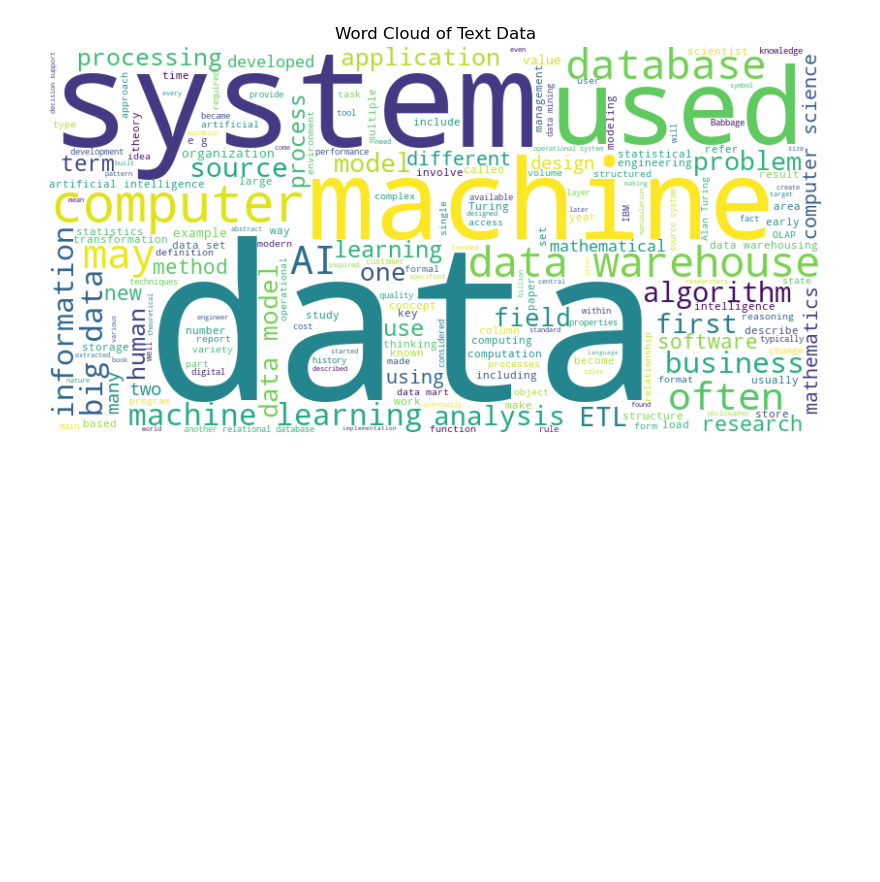
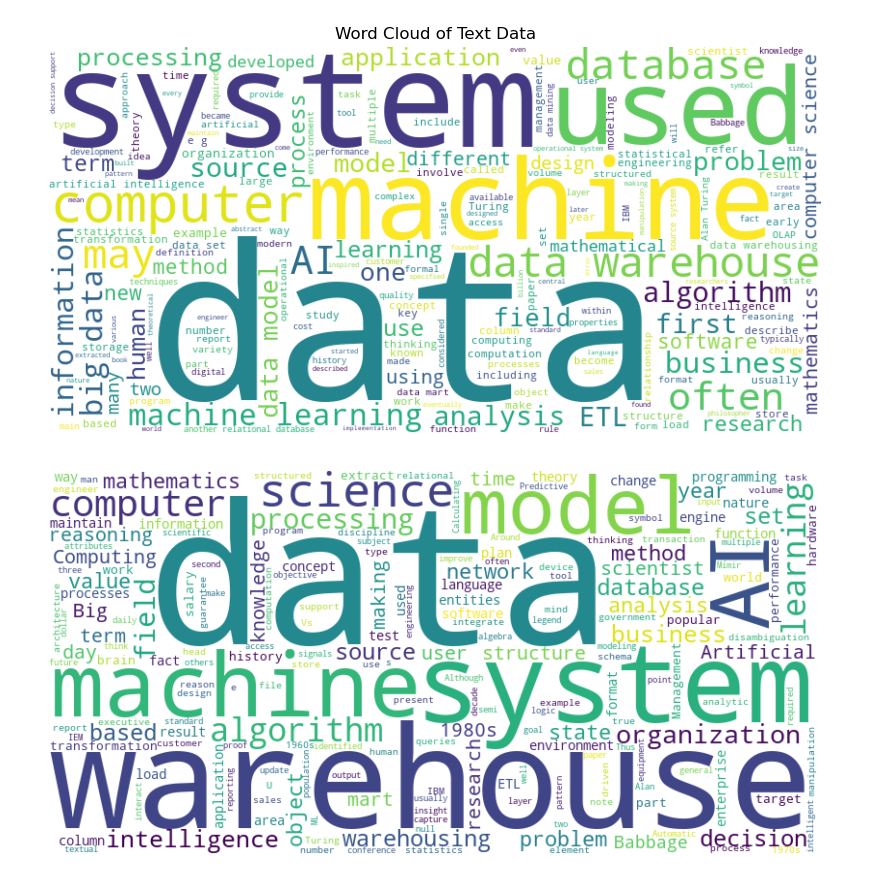
Before and after one commit to Samedy1/nlp_mini_project1, a Jupyter notebook: data_analysis.ipynb, the cells around one changed output. Saved outputs shown, nothing was run; the diff lists cells and outputs as text; code cells hidden in the pictures; blank space fills up the shorter version.

Commit message:
new added unique word using wordcloud and top 10 word frequency

```diff
--- a/data_analysis.ipynb
+++ b/data_analysis.ipynb
@@ -243,3 +245,32 @@ def generate_and_display_wordcloud(file_content, width=800, height=400, backgrou
 generate_and_display_wordcloud(file_content)
 # %% [output]
 [figure]
+# %%
+def get_unique_words_wordcloud(file_content):
+    # Tokenize the content into words
+    words = file_content.split()
+
+    # Create a set to store unique words
+    unique_words = set()
+
+    # Iterate over the tokenized words and add them to the set
+    for word in words:
+        unique_words.add(word)
+
+    # Convert the set of unique words to a string with words separated by spaces
+    combine_text = ' '.join(unique_words)
+
+    # Create a WordCloud object
+    wordcloud = WordCloud(width=800, height=400, background_color='white').generate(combine_text)
+
+    # Display the word cloud using matplotlib
+    plt.figure(figsize=(10, 5))
+    plt.imshow(wordcloud, interpolation='bilinear')
+    plt.axis('off')
+    plt.show()
+
+    # return unique_words
+# %%
+get_unique_words_wordcloud(file_content)
+# %% [output]
+[figure, added]
```
Also changed, not shown: parts of 5 cells of this notebook.
